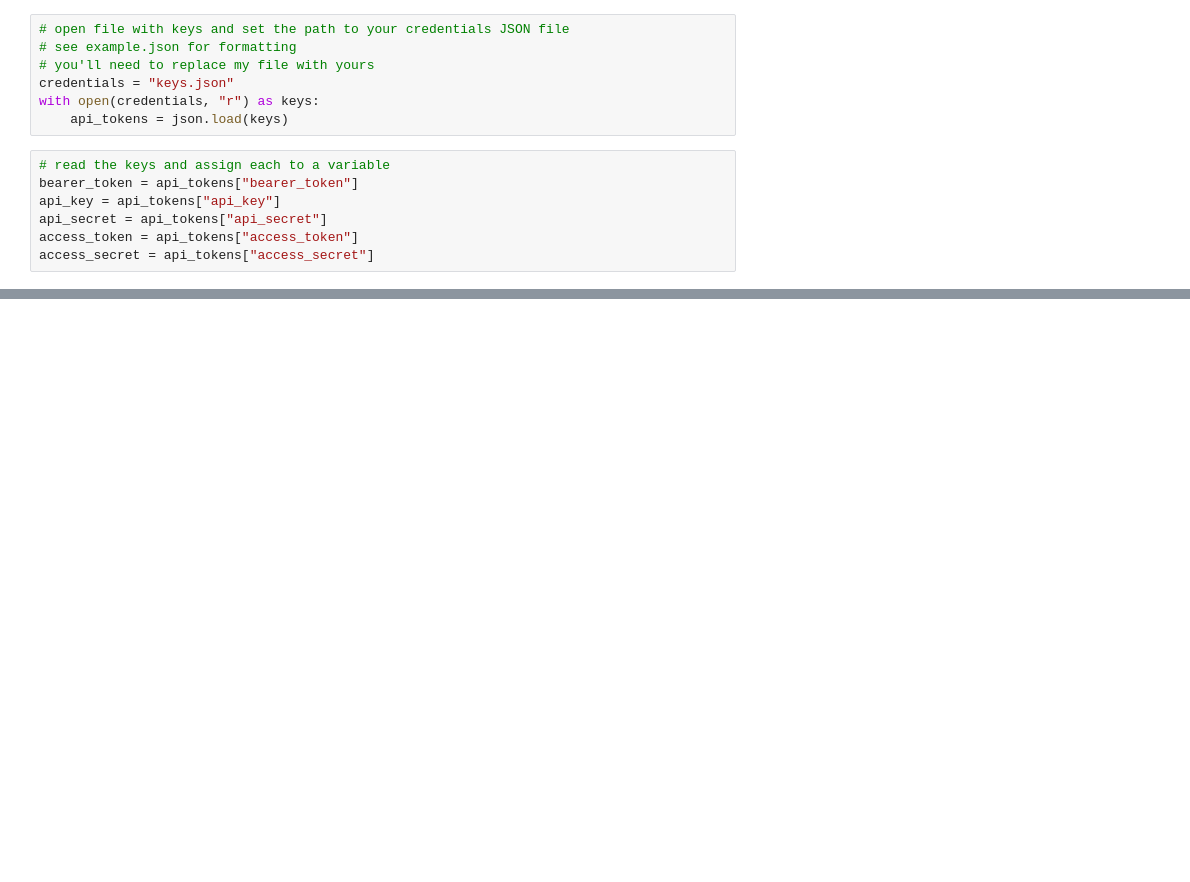
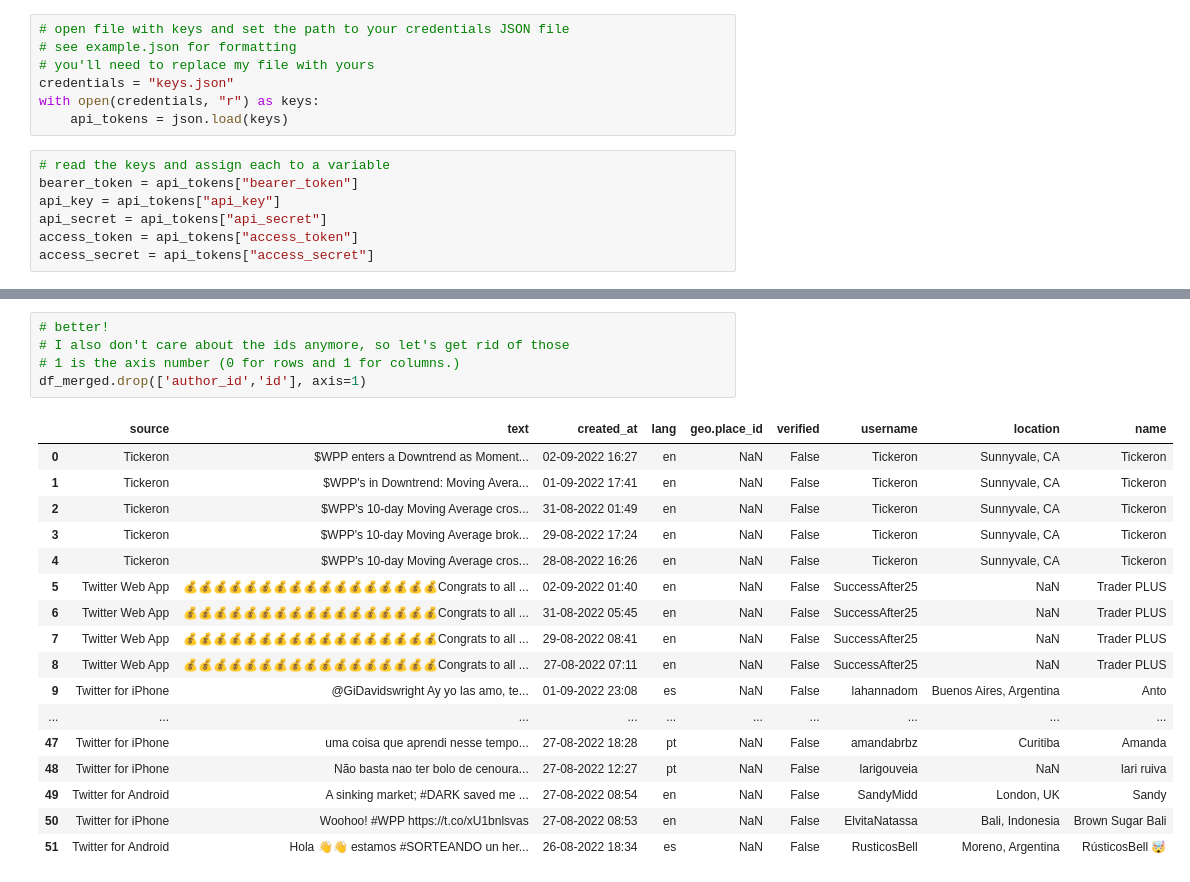
Before and after one commit to katsully/wpp-python-intro, a Jupyter notebook: Class06-BotsPart1/02_TwitterAPI.ipynb, the cells around one changed output, grey strips where cells are left out. Drawn from its saved outputs; the diff is of its cells as text; blank space fills up the shorter version.

```diff
--- a/Class06-BotsPart1/02_TwitterAPI.ipynb
+++ b/Class06-BotsPart1/02_TwitterAPI.ipynb
@@ -63,0 +246,23 @@ tweets
+# %%
+# better!
+# I also don't care about the ids anymore, so let's get rid of those
+# 1 is the axis number (0 for rows and 1 for columns.)
+df_merged.drop(['author_id','id'], axis=1)
+# %% [output]
+|  | source | text | created_at | lang | geo.place_id | verified | username | location | name |
+| 0 | Tickeron | $WPP enters a Downtrend as Moment... | 02-09-2022 16:27 | en | NaN | False | Tickeron | Sunnyvale, CA | Tickeron |
+| 1 | Tickeron | $WPP's in Downtrend: Moving Avera... | 01-09-2022 17:41 | en | NaN | False | Tickeron | Sunnyvale, CA | Tickeron |
+| 2 | Tickeron | $WPP's 10-day Moving Average cros... | 31-08-2022 01:49 | en | NaN | False | Tickeron | Sunnyvale, CA | Tickeron |
+| 3 | Tickeron | $WPP's 10-day Moving Average brok... | 29-08-2022 17:24 | en | NaN | False | Tickeron | Sunnyvale, CA | Tickeron |
+| 4 | Tickeron | $WPP's 10-day Moving Average cros... | 28-08-2022 16:26 | en | NaN | False | Tickeron | Sunnyvale, CA | Tickeron |
+| 5 | Twitter Web App | 💰💰💰💰💰💰💰💰💰💰💰💰💰💰💰💰💰Congrats to all ... | 02-09-2022 01:40 | en | NaN | False | SuccessAfter25 | NaN | Trader PLUS |
+| 6 | Twitter Web App | 💰💰💰💰💰💰💰💰💰💰💰💰💰💰💰💰💰Congrats to all ... | 31-08-2022 05:45 | en | NaN | False | SuccessAfter25 | NaN | Trader PLUS |
+| 7 | Twitter Web App | 💰💰💰💰💰💰💰💰💰💰💰💰💰💰💰💰💰Congrats to all ... | 29-08-2022 08:41 | en | NaN | False | SuccessAfter25 | NaN | Trader PLUS |
+| 8 | Twitter Web App | 💰💰💰💰💰💰💰💰💰💰💰💰💰💰💰💰💰Congrats to all ... | 27-08-2022 07:11 | en | NaN | False | SuccessAfter25 | NaN | Trader PLUS |
+| 9 | Twitter for iPhone | @GiDavidswright Ay yo las amo, te... | 01-09-2022 23:08 | es | NaN | False | lahannadom | Buenos Aires, Argentina | Anto |
+| ... | ... | ... | ... | ... | ... | ... | ... | ... | ... |
+| 47 | Twitter for iPhone | uma coisa que aprendi nesse tempo... | 27-08-2022 18:28 | pt | NaN | False | amandabrbz | Curitiba | Amanda |
+| 48 | Twitter for iPhone | Não basta nao ter bolo de cenoura... | 27-08-2022 12:27 | pt | NaN | False | larigouveia | NaN | lari ruiva |
+| 49 | Twitter for Android | A sinking market; #DARK saved me ... | 27-08-2022 08:54 | en | NaN | False | SandyMidd | London, UK | Sandy |
+| 50 | Twitter for iPhone | Woohoo! #WPP https://t.co/xU1bnlsvas | 27-08-2022 08:53 | en | NaN | False | ElvitaNatassa | Bali, Indonesia | Brown Sugar Bali |
+| 51 | Twitter for Android | Hola 👋👋 estamos #SORTEANDO un her... | 26-08-2022 18:34 | es | NaN | False | RusticosBell | Moreno, Argentina | RústicosBell 🤯 |
```
Also changed, not shown: parts of 22 cells of this notebook, 2 other files.
